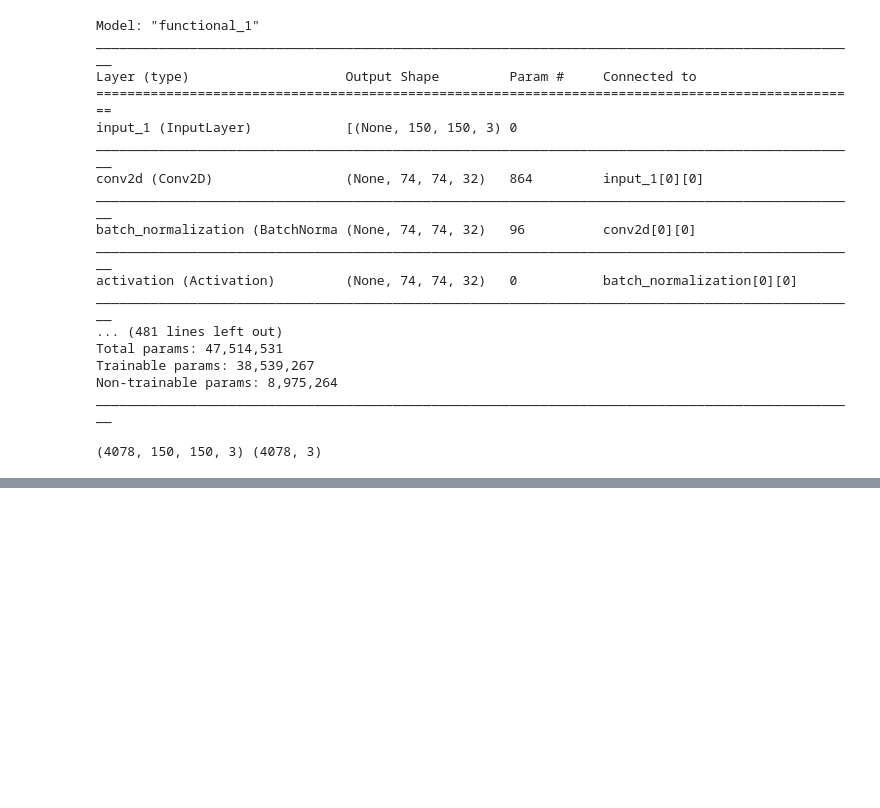
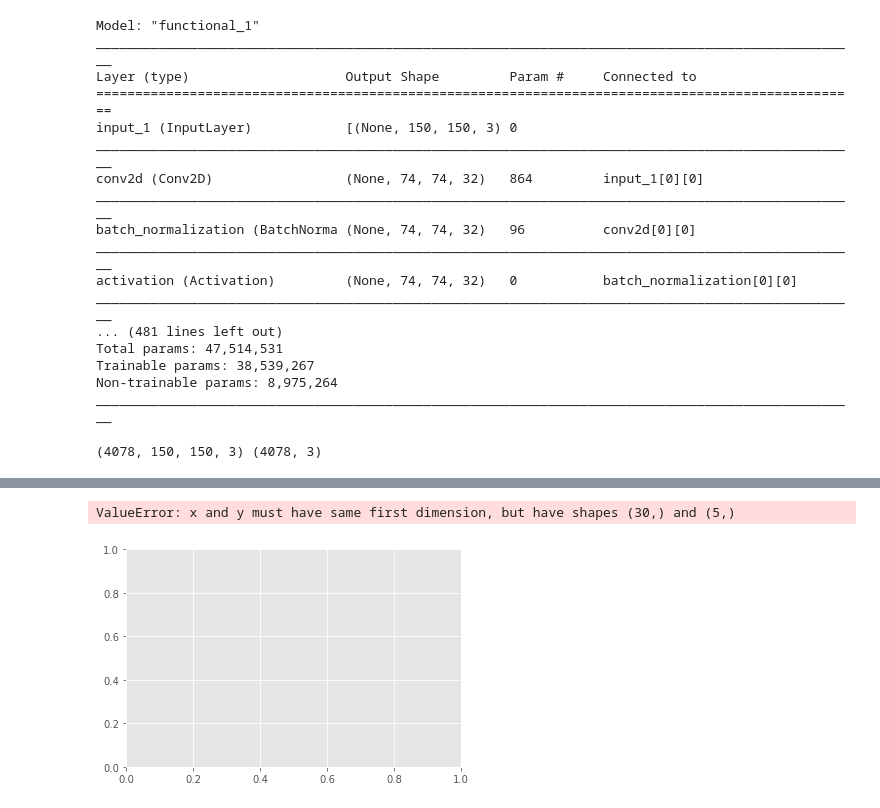
Before and after one commit to bnati5/FaceMe, a Jupyter notebook: notebooks/Training-model.ipynb, the cells around one changed output, grey strips where cells are left out. Drawn from its saved outputs; the diff is of its cells as text; code cells hidden in the pictures; blank space fills up the shorter version.

```diff
--- a/notebooks/Training-model.ipynb
+++ b/notebooks/Training-model.ipynb
@@ -88,14 +85,0 @@ X_train, X_test, Y_train, Y_test = train_test_split(features, target, test_size=
-# %%
-checkpoint = tf.keras.callbacks.ModelCheckpoint(
-    filepath='../data/model-{epoch:03d}.ckpt',
-    save_weights_only=True,
-    monitor='val_acc',
-    mode='max',
-    save_best_only=True,
-    verbose=0)
-
-history = model.fit(X_train,
-                    Y_train,
-                    epochs=25,
-                    callbacks=[checkpoint],
-                    validation_split=0.3)
@@ -122,0 +166,20 @@ Epoch 24/25
+# %%
+# plot the training loss and accuracy
+
+import matplotlib.pyplot as plt
+
+plt.style.use("ggplot")
+plt.figure()
+
+plt.plot(np.arange(0, 30), H.history["loss"], label="train_loss")
+plt.plot(np.arange(0, 30), H.history["val_loss"], label="val_loss")
+plt.plot(np.arange(0, 30), H.history["acc"], label="train_acc")
+plt.plot(np.arange(0, 30), H.history["val_acc"], label="val_acc")
+
+plt.title("Training Loss and Accuracy")
+plt.xlabel("Epoch #")
+plt.ylabel("Loss/Accuracy")
+plt.legend(loc="lower left")
+# %% [output]
+ValueError: x and y must have same first dimension, but have shapes (30,) and (5,)
+[figure, added]
```
Also changed, not shown: parts of 13 cells of this notebook, 1 other file.
